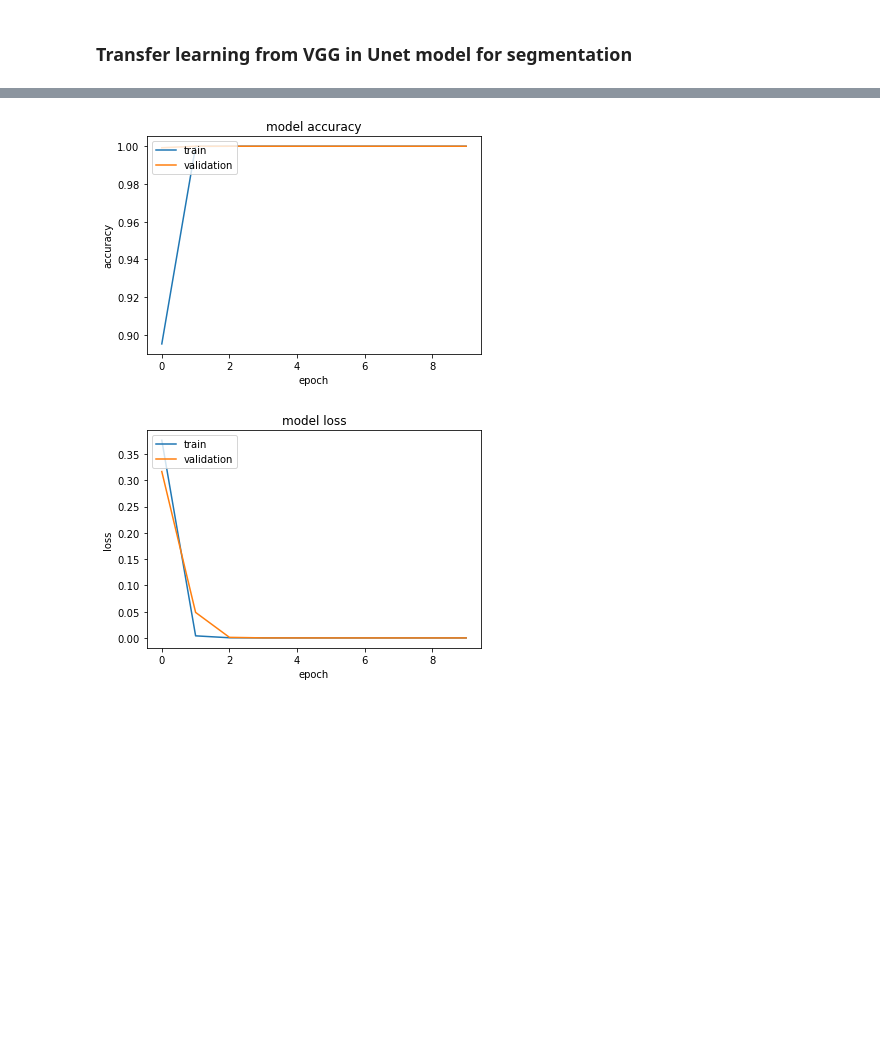
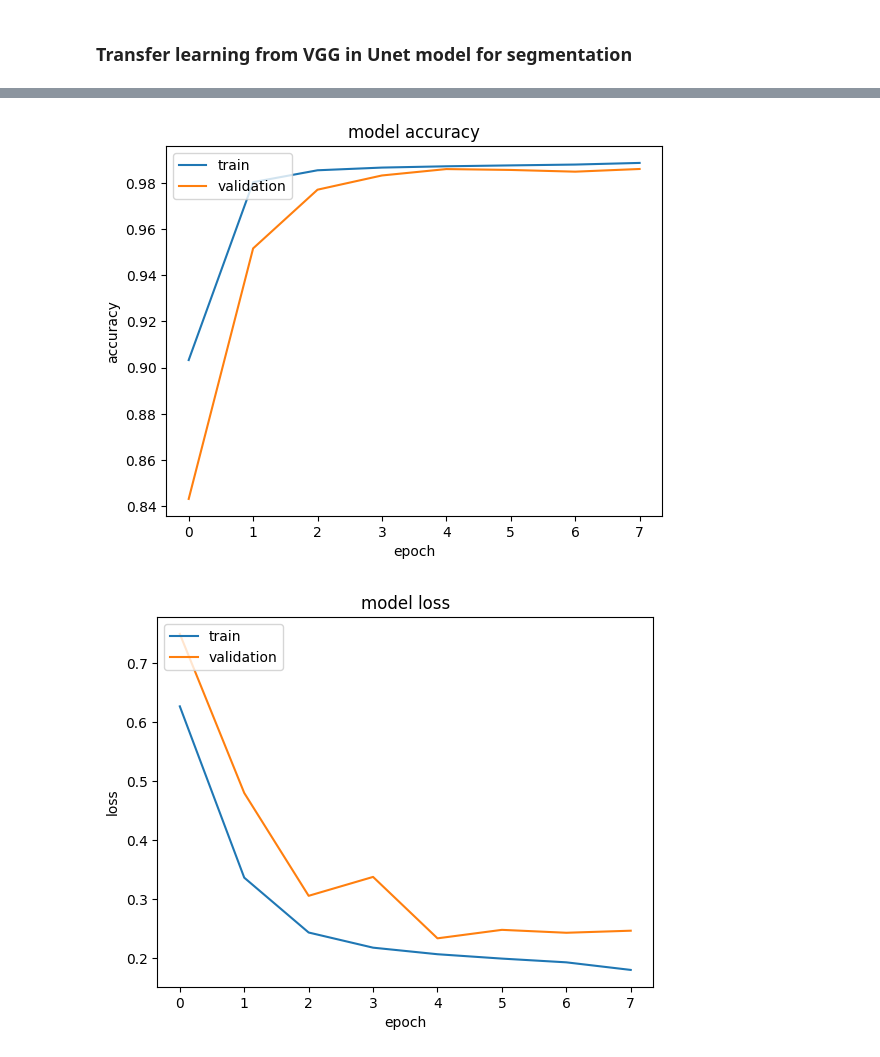
Before and after one commit to sohilamohamed10/Deep-Learning, a Jupyter notebook: Brachial_Plexus_Nerve_Segmentation/main.ipynb, the cells around one changed output, grey strips where cells are left out. Drawn from its saved outputs; the diff is of its cells as text; code cells hidden in the pictures; blank space fills up the shorter version.

```diff
--- a/Brachial_Plexus_Nerve_Segmentation/main.ipynb
+++ b/Brachial_Plexus_Nerve_Segmentation/main.ipynb
@@ -216,12 +221,12 @@ def Unet_model(input_shape):
 
     # the bridge (exclude the last maxpooling layer in VGG16)
     bridge = base_VGG.get_layer("block5_conv3").output
-    print(bridge.shape)
+    # print(bridge.shape)
 
     # Decoder now
     up1 = Conv2DTranspose(512, (2, 2), strides=(2, 2), padding='same')(bridge)
     up1 = BatchNormalization()(up1)
-    print(up1.shape)
+    # print(up1.shape)
     concat_1 = concatenate([up1, base_VGG.get_layer("block4_conv3").output], axis=3)
     conv6 = Conv2D(512, (3, 3), activation='relu', padding='same')(concat_1)
     conv6 = BatchNormalization()(conv6)
@@ -230,7 +235,7 @@ def Unet_model(input_shape):
 
     up2 = Conv2DTranspose(256, (2, 2), strides=(2, 2), padding='same')(conv6)
     up2 = BatchNormalization()(up2)
-    print(up2.shape)
+    # print(up2.shape)
     concat_2 = concatenate([up2, base_VGG.get_layer("block3_conv3").output], axis=3)
     conv7 = Conv2D(256, (3, 3), activation='relu', padding='same')(concat_2)
     conv7 = BatchNormalization()(conv7)
@@ -240,7 +245,7 @@ def Unet_model(input_shape):
 
     up3 = Conv2DTranspose(128, (2, 2), strides=(2, 2), padding='same')(conv7)
     up3 = BatchNormalization()(up3)
-    print(up3.shape)
+    # print(up3.shape)
     concat_3 = concatenate([up3, base_VGG.get_layer("block2_conv2").output], axis=3)
     conv8 = Conv2D(128, (3, 3), activation='relu', padding='same')(concat_3)
     conv8 = BatchNormalization()(conv8)
@@ -249,7 +254,7 @@ def Unet_model(input_shape):
 
     up4 = Conv2DTranspose(64, (2, 2), strides=(2, 2), padding='same')(conv8)
     up4 = BatchNormalization()(up4)
-    print(up4.shape)
+    # print(up4.shape)
     concat_4 = concatenate([up4, base_VGG.get_layer("block1_conv2").output], axis=3)
     conv9 = Conv2D(64, (3, 3), activation='relu', padding='same')(concat_4)
     conv9 = BatchNormalization()(conv9)
@@ -257,8 +262,7 @@ def Unet_model(input_shape):
     conv9 = BatchNormalization()(conv9)
 
     conv10 = Conv2D(1, (1, 1), activation='sigmoid')(conv9)
-    conv10 = BatchNormalization()(conv10)
-    print(conv10.shape)
+    # print(conv10.shape)
 
     model_ = Model(inputs=[base_VGG.input], outputs=[conv10])
 
@@ -313,16 +310,29 @@ data = tf.convert_to_tensor(train_data_positive)
 mask = tf.convert_to_tensor(train_masks_positive)
 val = tf.convert_to_tensor(val_data_positive)
 vmask = tf.convert_to_tensor(val_masks_positive)
+# %%
+import tensorflow.keras.backend as K
+
+def dice_coefficient(y_true, y_pred, smooth=1.):
+    y_true_f = K.flatten(y_true)
+    y_pred_f = K.flatten(y_pred)
+    intersection = K.sum(y_true_f * y_pred_f)
+    return (2. * intersection + smooth) / (K.sum(y_true_f) + K.sum(y_pred_f) + smooth)
+# %%
+def dice_loss(y_true, y_pred):
+    return 1 - dice_coefficient(y_true, y_pred)
 # %%
-# U_model.compile(optimizer=Adam(lr=1e-5),loss=dice_coef_loss,
-#                     metrics=[iou, dice_coef, 'binary_accuracy'])
-U_model.compile(optimizer='adam',
-              loss='binary_crossentropy',
-              metrics=['accuracy'])
+U_model.compile(optimizer="adam",
+                loss=dice_loss,
+                metrics=[dice_coefficient,
+                       tf.keras.metrics.BinaryAccuracy(),
+                       tf.keras.metrics.Precision(),
+                       tf.keras.metrics.Recall()]
+                       )
 
 u_history = U_model.fit(x=data,y=mask,
            validation_data = (val,vmask),
-           batch_size=10,
+           batch_size=32,
            callbacks = callbacks,
            shuffle = True,
            epochs=10,
@@ -348,21 +358,21 @@ Epoch 10: ReduceLROnPlateau reducing learning rate to 0.0001250000059371814.
 # %%
 # summarize history for accuracy
-plt.plot(u_history.history['accuracy'])
-plt.plot(u_history.history['val_accuracy'])
+plt.plot(u_history.history['binary_accuracy'])
+plt.plot(u_history.history['val_binary_accuracy'])
 plt.title('model accuracy')
 plt.ylabel('accuracy')
 plt.xlabel('epoch')
 plt.legend(['train', 'validation'], loc='upper left')
 plt.show()
 
 # summarize history for loss
 plt.plot(u_history.history['loss'])
 plt.plot(u_history.history['val_loss'])
 plt.title('model loss')
 plt.ylabel('loss')
 plt.xlabel('epoch')
 plt.legend(['train', 'validation'], loc='upper left')
 plt.show()
 # %% [output]
-[figure, old version]
+[figure, new version]
-[figure, old version]
+[figure, new version]
```
Also changed, not shown: parts of 19 cells of this notebook.
